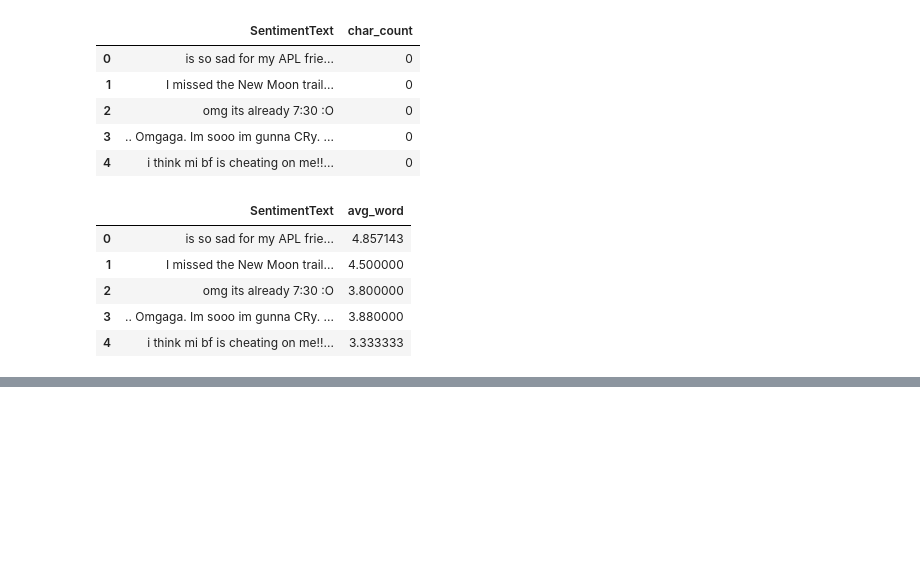
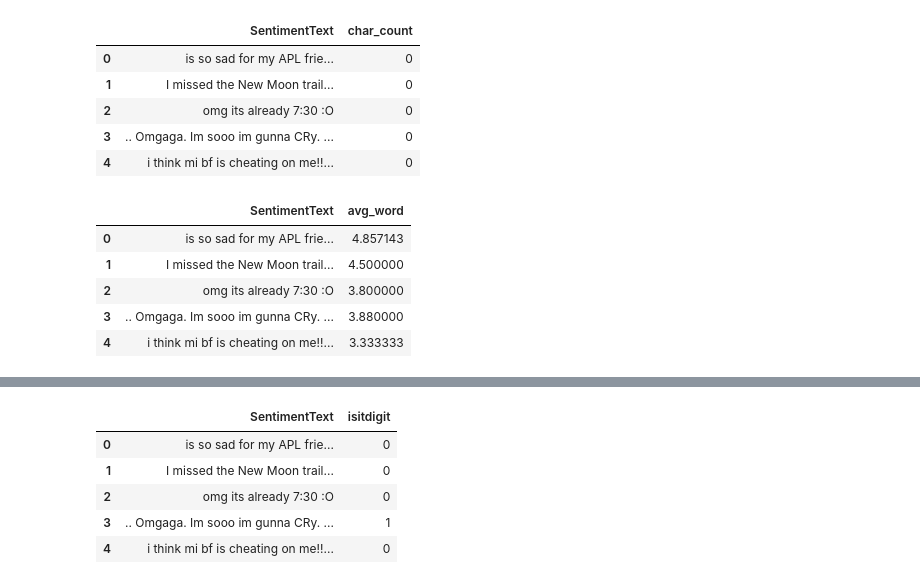
Before and after one commit to fahimep/ConversionPython, a Jupyter notebook: textanalytics.ipynb, the cells around one changed output, grey strips where cells are left out. Cells and saved outputs as stored; diff of their text form; code cells hidden in the pictures; blank space fills up the shorter version.

```diff
--- a/textanalytics.ipynb
+++ b/textanalytics.ipynb
@@ -78,0 +121,10 @@ train[['SentimentText','avg_word']].head()
+# %%
+train['isitdigit']=train['SentimentText'].apply(lambda x:len([x for x in x.split() if x.isdigit()]))
+train[['SentimentText','isitdigit']].head()
+# %% [output]
+|  | SentimentText | isitdigit |
+| 0 | is so sad for my APL frie... | 0 |
+| 1 | I missed the New Moon trail... | 0 |
+| 2 | omg its already 7:30 :O | 0 |
+| 3 | .. Omgaga. Im sooo im gunna CRy. ... | 1 |
+| 4 | i think mi bf is cheating on me!!... | 0 |
```
Also changed, not shown: parts of 14 cells of this notebook.
